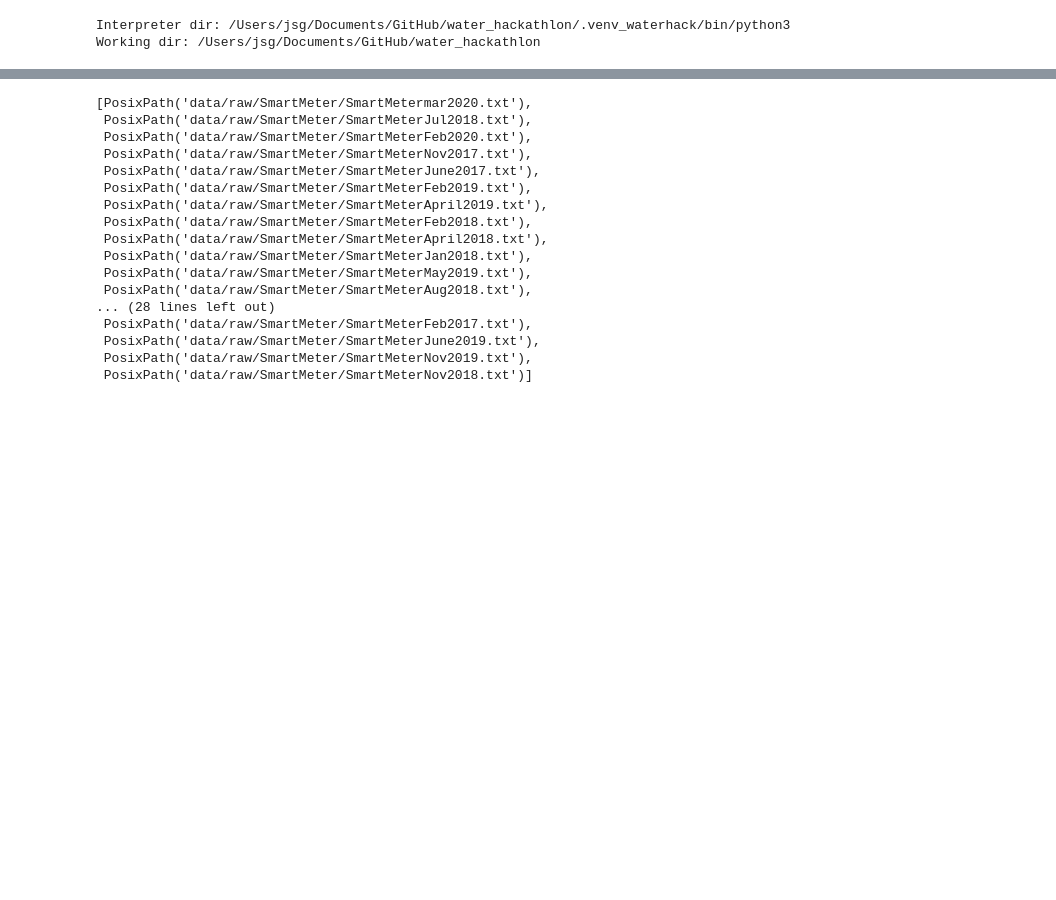
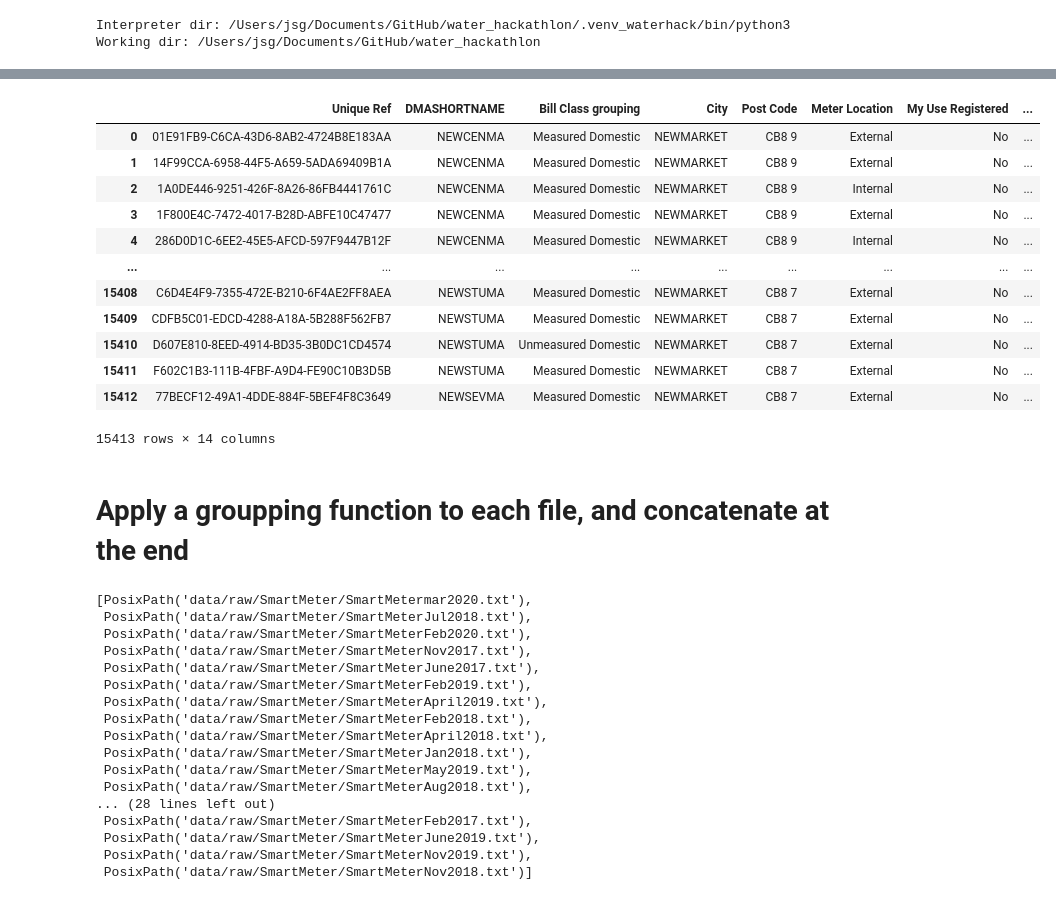
Before and after one commit to StorWater/StorWater_POC, a Jupyter notebook: notebooks/06-jsg-smartMeter.ipynb, the cells around one changed output, grey strips where cells are left out. Saved outputs shown, nothing was run; the diff lists cells and outputs as text; code cells hidden in the pictures; blank space fills up the shorter version.

```diff
--- a/notebooks/06-jsg-smartMeter.ipynb
+++ b/notebooks/06-jsg-smartMeter.ipynb
@@ -69,0 +34,8 @@ df_attrib['Unique Ref'].nunique()
+# %%
+df_attrib = pd.read_excel("data/raw/AWSmartMeterAttributes.xlsx")
+df_acord = pd.read_excel('data/raw/AcornData.xlsx')
+df_type = pd.read_csv('data/raw/Acorn_Type_Reference_2020.csv')
+
+display(df_attrib)
+display(df_acord)
+display(df_type)
@@ -70,3 +82,24 @@ df_attrib['Unique Ref'].nunique()
+# %%
+df_attrib2 = pd.merge(df_attrib, df_acord, left_on='Unique Ref', right_on='Unique Reference')
+df_attrib3 = pd.merge(df_attrib2, df_type, left_on='HouseholdAcornCategory', right_on = 'TYPE ID')
+df_attrib3.drop(["Unique Reference","TYPE ID"], axis=1, inplace=True) # Drop duplicated cols
+df_attrib3
+# %% [output]
+|  | Unique Ref | DMASHORTNAME | Bill Class grouping | City | Post Code | Meter Location | My Use Registered | ... |
+| 0 | 01E91FB9-C6CA-43D6-8AB2-4724B8E183AA | NEWCENMA | Measured Domestic | NEWMARKET | CB8 9 | External | No | ... |
+| 1 | 14F99CCA-6958-44F5-A659-5ADA69409B1A | NEWCENMA | Measured Domestic | NEWMARKET | CB8 9 | External | No | ... |
+| 2 | 1A0DE446-9251-426F-8A26-86FB4441761C | NEWCENMA | Measured Domestic | NEWMARKET | CB8 9 | Internal | No | ... |
+| 3 | 1F800E4C-7472-4017-B28D-ABFE10C47477 | NEWCENMA | Measured Domestic | NEWMARKET | CB8 9 | External | No | ... |
+| 4 | 286D0D1C-6EE2-45E5-AFCD-597F9447B12F | NEWCENMA | Measured Domestic | NEWMARKET | CB8 9 | Internal | No | ... |
+| ... | ... | ... | ... | ... | ... | ... | ... | ... |
+| 15408 | C6D4E4F9-7355-472E-B210-6F4AE2FF8AEA | NEWSTUMA | Measured Domestic | NEWMARKET | CB8 7 | External | No | ... |
+| 15409 | CDFB5C01-EDCD-4288-A18A-5B288F562FB7 | NEWSTUMA | Measured Domestic | NEWMARKET | CB8 7 | External | No | ... |
+| 15410 | D607E810-8EED-4914-BD35-3B0DC1CD4574 | NEWSTUMA | Unmeasured Domestic | NEWMARKET | CB8 7 | External | No | ... |
+| 15411 | F602C1B3-111B-4FBF-A9D4-FE90C10B3D5B | NEWSTUMA | Measured Domestic | NEWMARKET | CB8 7 | External | No | ... |
+| 15412 | 77BECF12-49A1-4DDE-884F-5BEF4F8C3649 | NEWSEVMA | Measured Domestic | NEWMARKET | CB8 7 | External | No | ... |
+15413 rows × 14 columns
+# %% [markdown]
+# Apply a groupping function to each file, and concatenate at the end
 # %%
 file_list = list(Path('data/raw/SmartMeter/').rglob('*.txt'))
 file_list
```
Also changed, not shown: parts of 22 cells of this notebook, 1 other file.
